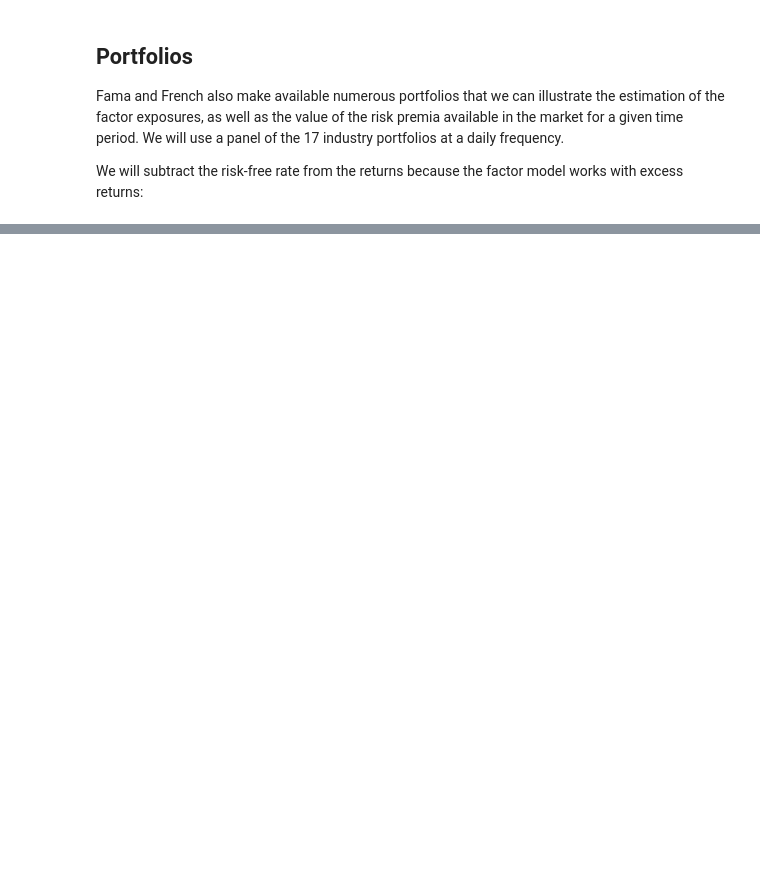
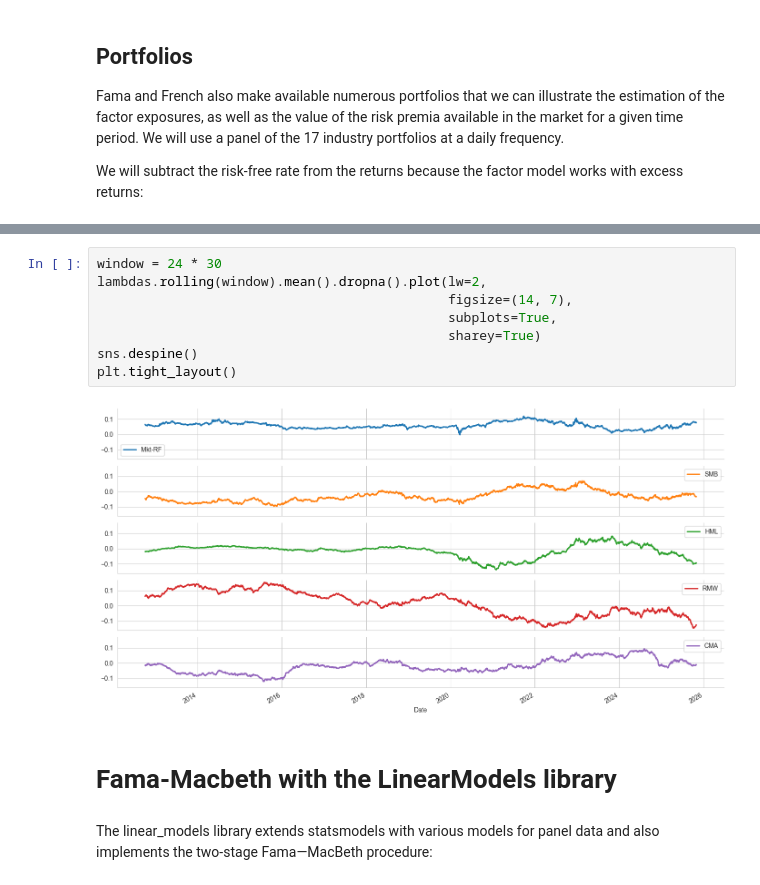
Before and after one commit to martinpasche/AlgoTrading, a Jupyter notebook: strategy-testing/Linear_Models/02_fama_macbeth.ipynb, the cells around one changed output, grey strips where cells are left out. Saved outputs shown, nothing was run; the diff lists cells and outputs as text; blank space fills up the shorter version.

Commit message:
fama macbeth model

```diff
--- a/strategy-testing/Linear_Models/02_fama_macbeth.ipynb
+++ b/strategy-testing/Linear_Models/02_fama_macbeth.ipynb
@@ -79,0 +334,14 @@ We will subtract the risk-free rate from the returns because the factor model wo
+# %%
+window = 24 * 30
+lambdas.rolling(window).mean().dropna().plot(lw=2,
+                                             figsize=(14, 7),
+                                             subplots=True,
+                                             sharey=True)
+sns.despine()
+plt.tight_layout()
+# %% [output]
+[figure, added]
+# %% [markdown]
+# Fama-Macbeth with the LinearModels library
+# %% [markdown]
+The linear_models library extends statsmodels with various models for panel data and also implements the two-stage Fama—MacBeth procedure:
```
Also changed, not shown: parts of 31 cells of this notebook.
